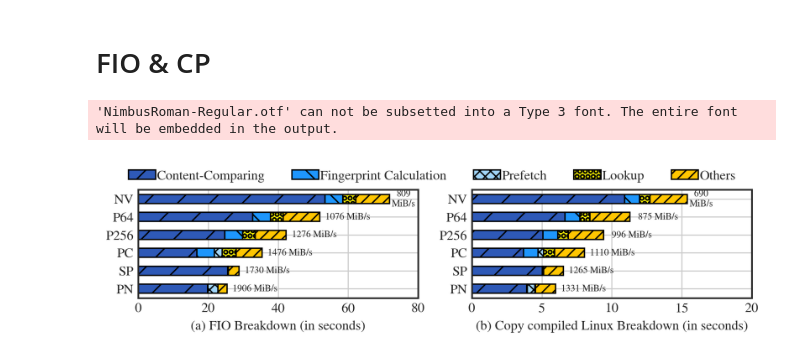
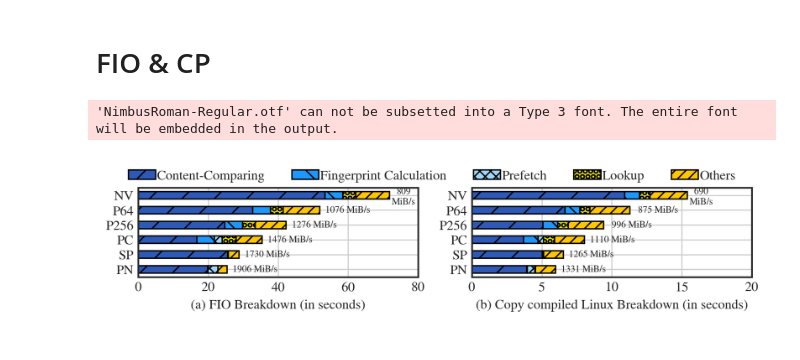
Before and after one commit to Light-Dedup/tests, a Jupyter notebook: FIG_CP_Prefetch/plot.ipynb, the cells around one changed output. Cells and saved outputs as stored; diff of their text form; code cells hidden in the pictures.

```diff
--- a/FIG_CP_Prefetch/plot.ipynb
+++ b/FIG_CP_Prefetch/plot.ipynb
@@ -112,10 +112,10 @@ pd.options.display.max_columns = None
 pd.options.display.max_rows = None
 
 # files = ["../FIG_FIO_Prefetch/avg-test-result-single-in-paper", "./performance-comparison-table"]
-files = ["../Finished_FIG_FIO_Prefetch/performance-comparison-table-single", "./performance-comparison-table"]
+files = ["../FIG_FIO_Prefetch/performance-comparison-table-single", "./performance-comparison-table"]
 
 # Plotting Settings
-fig = plt.figure(dpi = 300, figsize = (cm_to_inch(DOUBLE_COL_WIDTH), cm_to_inch(4.5)))
+fig = plt.figure(dpi = 300, figsize = (cm_to_inch(DOUBLE_COL_WIDTH), cm_to_inch(4)))
 bar_width = 0.5
 inner_width = 0.1
 num_job = 1
@@ -155,32 +155,32 @@ for fid, file in enumerate(files):
         start = False
         for idx, time in enumerate(times):
             width = df[(df['file_system'] == fs) & (df['num_job'] == num_job)][time].iloc[0] / 1000000000 # s
             plt.barh(y=pivot, width=width, color=colors[idx], edgecolor='black', left=left, height=bar_width, hatch=patterns[idx])
             left = left + width
             bandwidth = df[(df['file_system'] == fs) & (df['num_job'] == num_job)]['second_bandwidth(MiB/s)'].iloc[0]
 
             if idx == len(times) - 1:
                 if fs_id != len(fss) - 1:
                     plt.text(left + 2 * scales[fid], pivot, str(bandwidth) + " MiB/s", fontsize=7, va='center', ha='center')
                 else:
-                    plt.text(left + 1 * scales[fid], pivot, str(bandwidth) + "\nMiB/s", fontsize=7, va='center', ha='center')
+                    plt.text(left + 1 * scales[fid], pivot - 0.2, str(bandwidth) + "\nMiB/s", fontsize=7, va='center', ha='center')
     plt.yticks(x, labels=fss.map({
         "Naive": "NV",
         "Prefetch-Cmp-64": "P64",
         "Prefetch-Cmp-256-64": "P256",
         "Speculation": "SP",
         "Prefetch-Current": "PC",
         "Prefetch-Next": "PN"
     }))
     if fid == 0:
         plt.xticks([0, 20, 40, 60, 80])
     else:
         plt.xticks([0, 5, 10, 15, 20])
     plt.xlabel(titles[fid])
 
 fig.legend(legends, loc='upper center', ncol=5, bbox_to_anchor=(0.5, 1.1), frameon=False, labelspacing=0.1, handletextpad=0.1)
 plt.tight_layout()
 plt.savefig("./FIG-FIO-CP-Breakdown.pdf".format(num_job), bbox_inches='tight', pad_inches=0)
 # %% [output]
 'NimbusRoman-Regular.otf' can not be subsetted into a Type 3 font. The entire font will be embedded in the output.
-[figure, old version]
+[figure, new version]
```
Also changed, not shown: 6 other files.
